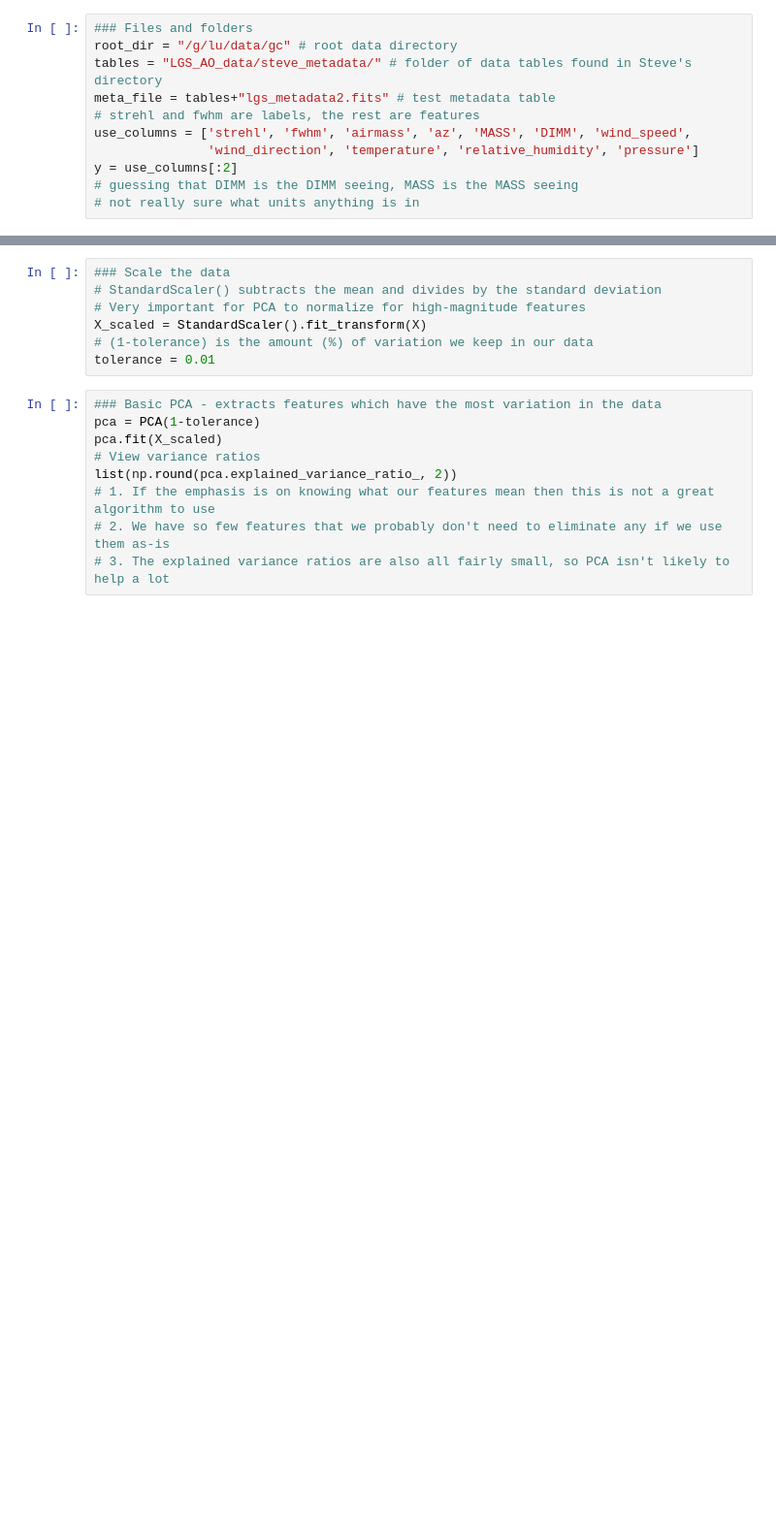
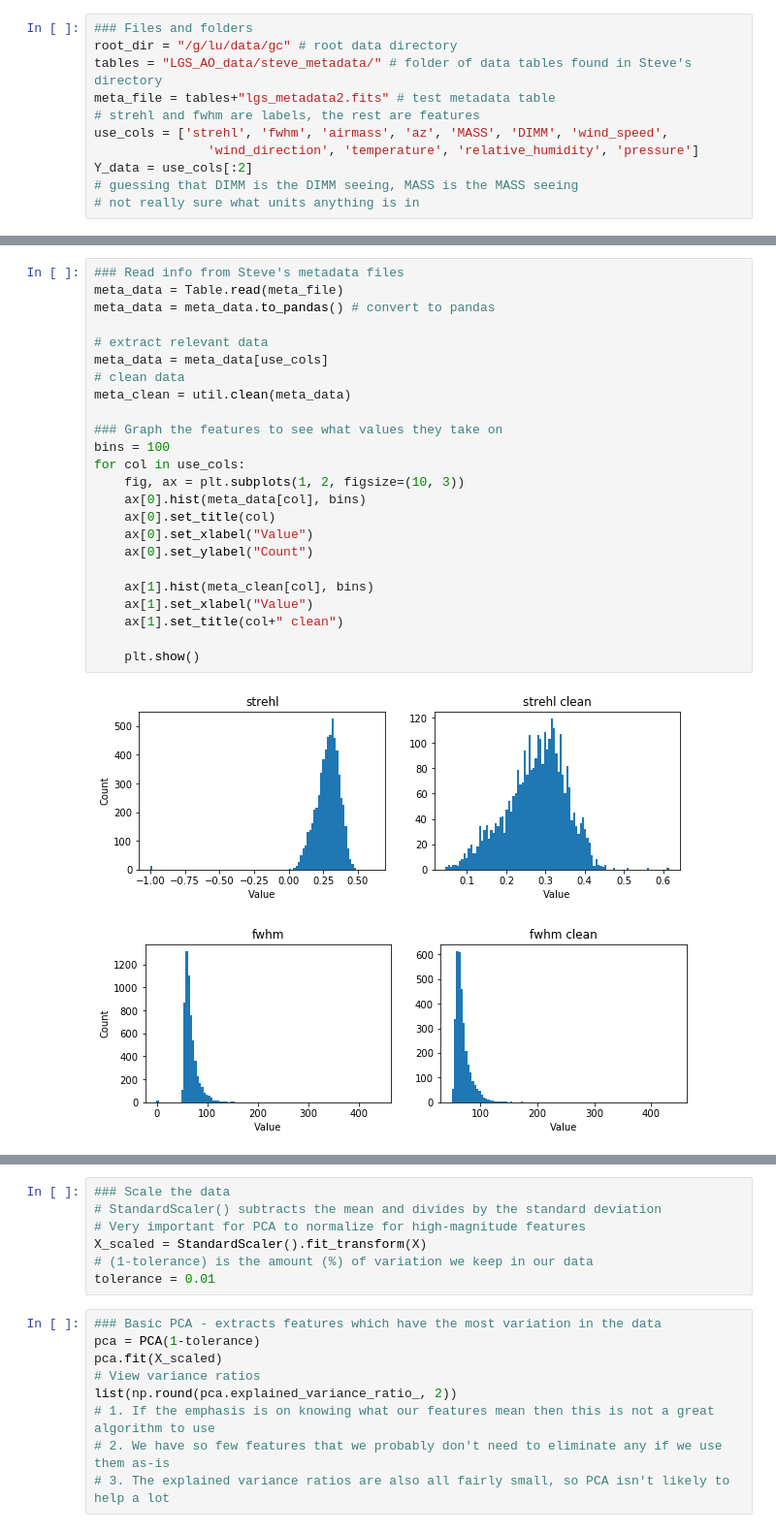
Before and after one commit to eramey16/berkeley_research, a Jupyter notebook: test_lgs_params.ipynb, the cells around one changed output, grey strips where cells are left out. Shown at 97% size. Saved outputs shown, nothing was run; the diff lists cells and outputs as text; blank space fills up the shorter version.

Commit message:
fixed data cleaning, about to implement grid search

```diff
--- a/test_lgs_params.ipynb
+++ b/test_lgs_params.ipynb
@@ -21,8 +23,8 @@ root_dir = "/g/lu/data/gc" # root data directory
 tables = "LGS_AO_data/steve_metadata/" # folder of data tables found in Steve's directory
 meta_file = tables+"lgs_metadata2.fits" # test metadata table
 # strehl and fwhm are labels, the rest are features
-use_columns = ['strehl', 'fwhm', 'airmass', 'az', 'MASS', 'DIMM', 'wind_speed',
+use_cols = ['strehl', 'fwhm', 'airmass', 'az', 'MASS', 'DIMM', 'wind_speed',
                'wind_direction', 'temperature', 'relative_humidity', 'pressure']
-y = use_columns[:2]
+Y_data = use_cols[:2]
 # guessing that DIMM is the DIMM seeing, MASS is the MASS seeing
 # not really sure what units anything is in
@@ -74,0 +31,27 @@ meta_clean # display
+# %%
+### Read info from Steve's metadata files
+meta_data = Table.read(meta_file)
+meta_data = meta_data.to_pandas() # convert to pandas
+
+# extract relevant data
+meta_data = meta_data[use_cols]
+# clean data
+meta_clean = util.clean(meta_data)
+
+### Graph the features to see what values they take on
+bins = 100
+for col in use_cols:
+    fig, ax = plt.subplots(1, 2, figsize=(10, 3))
+    ax[0].hist(meta_data[col], bins)
+    ax[0].set_title(col)
+    ax[0].set_xlabel("Value")
+    ax[0].set_ylabel("Count")
+
+    ax[1].hist(meta_clean[col], bins)
+    ax[1].set_xlabel("Value")
+    ax[1].set_title(col+" clean")
+
+    plt.show()
+# %% [output]
+[figure, added]
+[figure, added]
```
Also changed, not shown: parts of 5 cells of this notebook, 3 other files.
